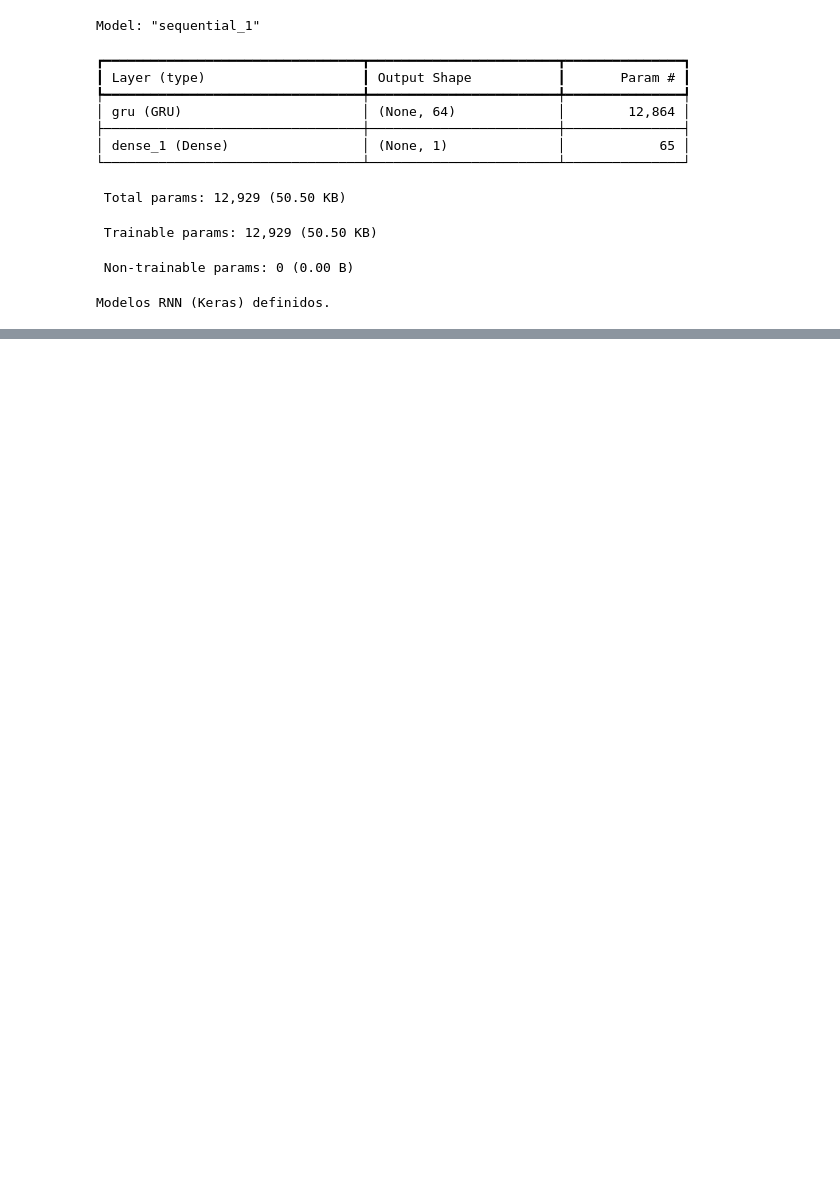
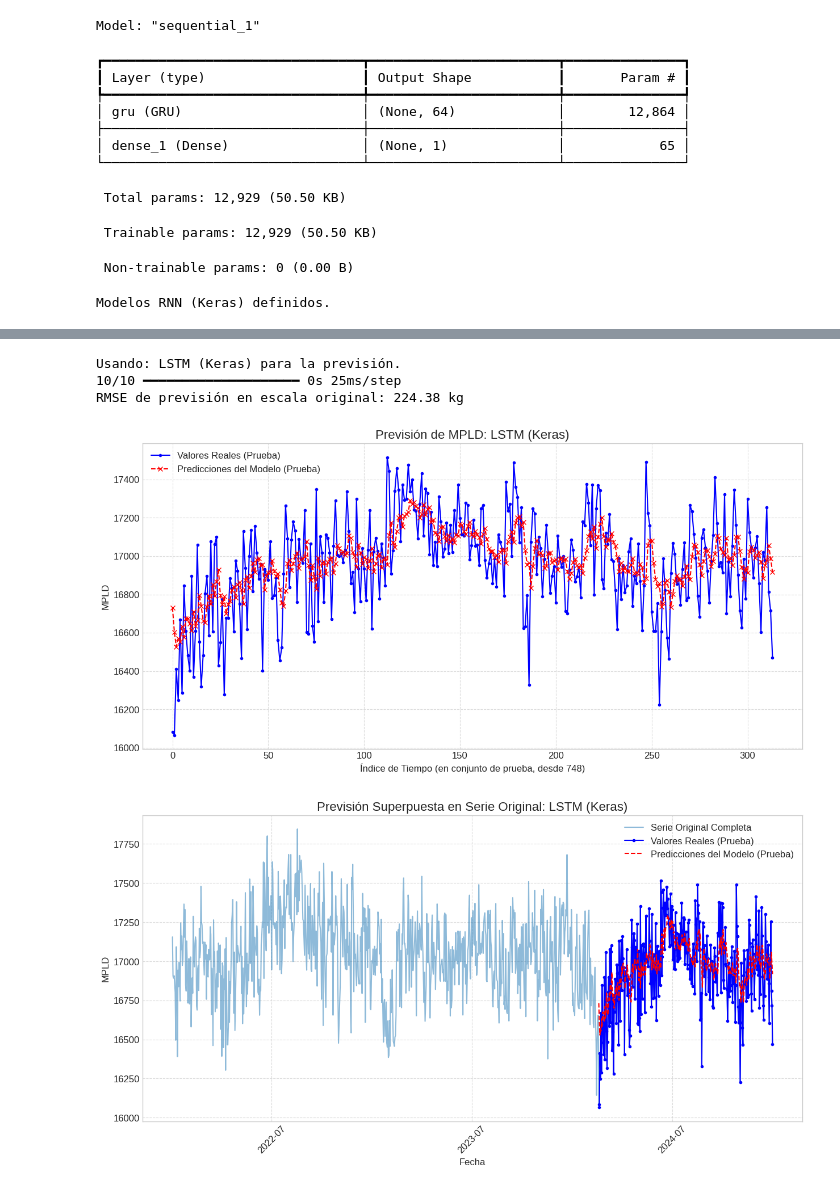
Before and after one commit to Felipepa9/MADSI, a Jupyter notebook: SECCION_3.ipynb, the cells around one changed output, grey strips where cells are left out. Saved outputs shown, nothing was run; the diff lists cells and outputs as text; code cells hidden in the pictures; blank space fills up the shorter version.

```diff
--- a/SECCION_3.ipynb
+++ b/SECCION_3.ipynb
@@ -462,0 +451,55 @@ El mejor modelo RNN (Keras) es: LSTM (Keras) con RMSE Val = 0.2519
+# %%
+if mejor_modelo_rnn_keras is not None and X_test.size > 0 and 'scaler' in locals():
+    print(f"Usando: {nombre_mejor_modelo_rnn_keras} para la previsión.")
+
+    test_preds_scaled_np = mejor_modelo_rnn_keras.predict(X_test)
+
+    test_preds_descaled = scaler.inverse_transform(test_preds_scaled_np)
+    test_labels_descaled = scaler.inverse_transform(y_test)
+
+    rmse_original_scale = math.sqrt(mean_squared_error(test_labels_descaled, test_preds_descaled))
+    print(f"RMSE de previsión en escala original: {rmse_original_scale:.2f} kg")
+
+    plt.figure(figsize=(15, 7))
+    plt.plot(test_labels_descaled, label='Valores Reales (Prueba)', color='blue', marker='.')
+    plt.plot(test_preds_descaled, label='Predicciones del Modelo (Prueba)', color='red', linestyle='--', marker='x')
+    plt.title(f'Previsión de MPLD: {nombre_mejor_modelo_rnn_keras}', fontsize=16) # Adjusted title
+    plt.xlabel(f'Índice de Tiempo (en conjunto de prueba, desde {train_size - SEQUENCE_LENGTH + (TARGET_STEPS-1) })', fontsize=12)
+    plt.ylabel(f'MPLD', fontsize=12)
+    plt.legend()
+    plt.grid(True, linestyle='--', alpha=0.7)
+    plt.show()
+
+    start_idx_test_original = train_size + SEQUENCE_LENGTH + (TARGET_STEPS -1)
+    end_idx_test_original = start_idx_test_original + len(test_labels_descaled)
+    test_dates = time_series_data.index[start_idx_test_original : end_idx_test_original]
+
+
+    plt.figure(figsize=(15,7))
+    plt.plot(time_series_data.index, time_series_data.values, label="Serie Original Completa", alpha=0.5)
+    if len(test_dates) == len(test_labels_descaled):
+        plt.plot(test_dates, test_labels_descaled, label='Valores Reales (Prueba)', color='blue', marker='.')
+        plt.plot(test_dates, test_preds_descaled, label='Predicciones del Modelo (Prueba)', color='red', linestyle='--')
+    else:
+        print("Advertencia: Discrepancia de longitud entre test_dates y predicciones/etiquetas desescaladas. No se graficará la superposición detallada.")
+        plt.plot(range(len(test_labels_descaled)), test_labels_descaled, label='Valores Reales (Prueba) - Índice numérico', color='blue', marker='.')
+        plt.plot(range(len(test_preds_descaled)), test_preds_descaled, label='Predicciones (Prueba) - Índice numérico', color='red', linestyle='--')
+
+
+    plt.title(f'Previsión Superpuesta en Serie Original: {nombre_mejor_modelo_rnn_keras}', fontsize=16)
+    plt.xlabel('Fecha', fontsize=12)
+    plt.ylabel(f'MPLD', fontsize=12)
+    plt.legend()
+    plt.gca().xaxis.set_major_formatter(mdates.DateFormatter('%Y-%m'))
+    plt.gca().xaxis.set_major_locator(mdates.MonthLocator(interval=12))
+    plt.xticks(rotation=45)
+    plt.grid(True, linestyle='--', alpha=0.7)
+    plt.show()
+else:
+    print("No se puede realizar inferencia: modelo no entrenado, datos de prueba no disponibles o scaler no definido.")
+# %% [output]
+Usando: LSTM (Keras) para la previsión.
+10/10 ━━━━━━━━━━━━━━━━━━━━ 0s 25ms/step
+RMSE de previsión en escala original: 224.38 kg
+[figure, added]
+[figure, added]
```
Also changed, not shown: parts of 1 cell of this notebook.
